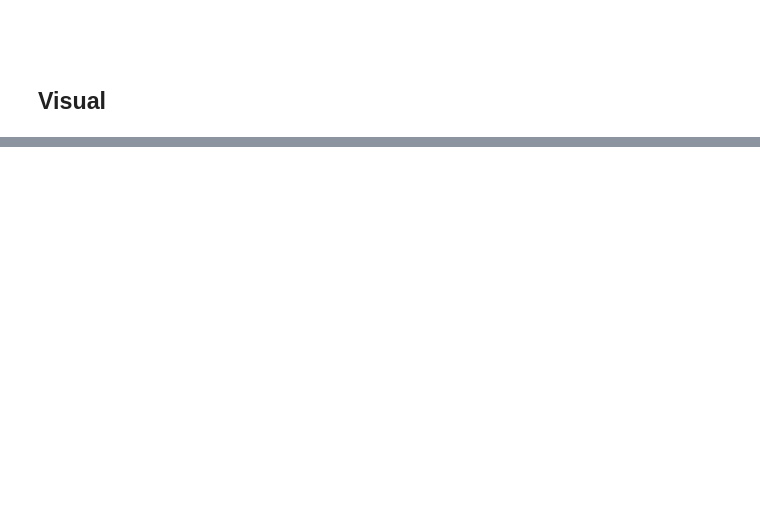
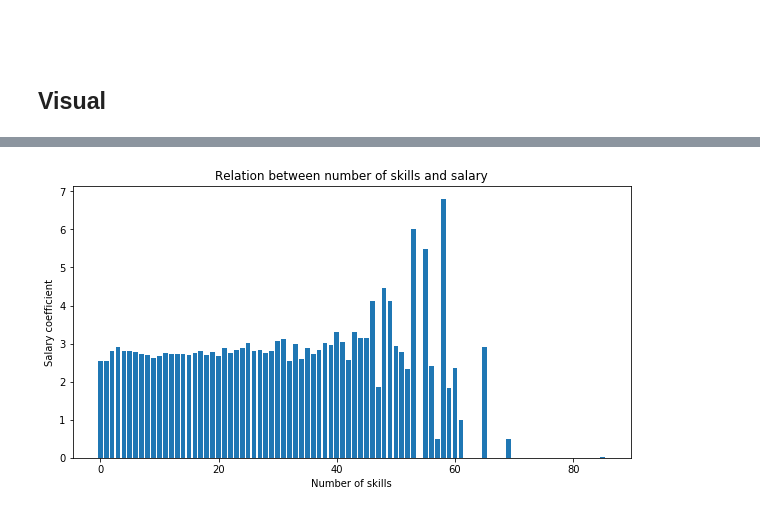
Before and after one commit to jkallson/Data-Science-Project, a Jupyter notebook: Salary.ipynb, the cells around one changed output, grey strips where cells are left out. Saved outputs shown, nothing was run; the diff lists cells and outputs as text; code cells hidden in the pictures; blank space fills up the shorter version.

```diff
--- a/Salary.ipynb
+++ b/Salary.ipynb
@@ -591,0 +751,41 @@ def scatter_plot(X, Y):
+# %%
+from statistics import mean
+
+# Dropping education levels and years code pro
+temp_df = features.copy()
+temp_df = temp_df.drop(columns=edlevels)
+temp_df = temp_df.drop(columns=["YearsCodePro"])
+
+# counting numbeer of skills per row
+list = []
+for i in range(temp_df.shape[0]):
+    try:
+        list.append(temp_df.iloc[i].value_counts()[1])
+    except:
+        list.append(0)
+
+number_of_skills = pd.DataFrame(list)
+
+temp_df = temp_df.reset_index().drop(columns=["index"])
+salaries = salaries.reset_index().drop(columns=["index"])
+
+averages = []
+number_of_skills["Coefficient"] = salaries.Coefficient
+number_of_skills[number_of_skills[0] == 0]["Coefficient"].values
+
+for i in range(86):
+    values = (number_of_skills[number_of_skills[0] == i]["Coefficient"].values)
+    if len(values) > 0:
+        averages.append(mean(values))
+    else:
+        averages.append(0)
+ind = np.arange(86)
+plt.subplots(figsize=(10,5))
+plt.bar(ind, averages)
+plt.title("Relation between number of skills and salary")
+plt.xlabel("Number of skills")
+plt.ylabel("Salary coefficient")
+plt.savefig('numberofskills_and_salary.pdf')
+plt.show()
+# %% [output]
+[figure, added]
```
Also changed, not shown: parts of 47 cells of this notebook, 6 other files.
